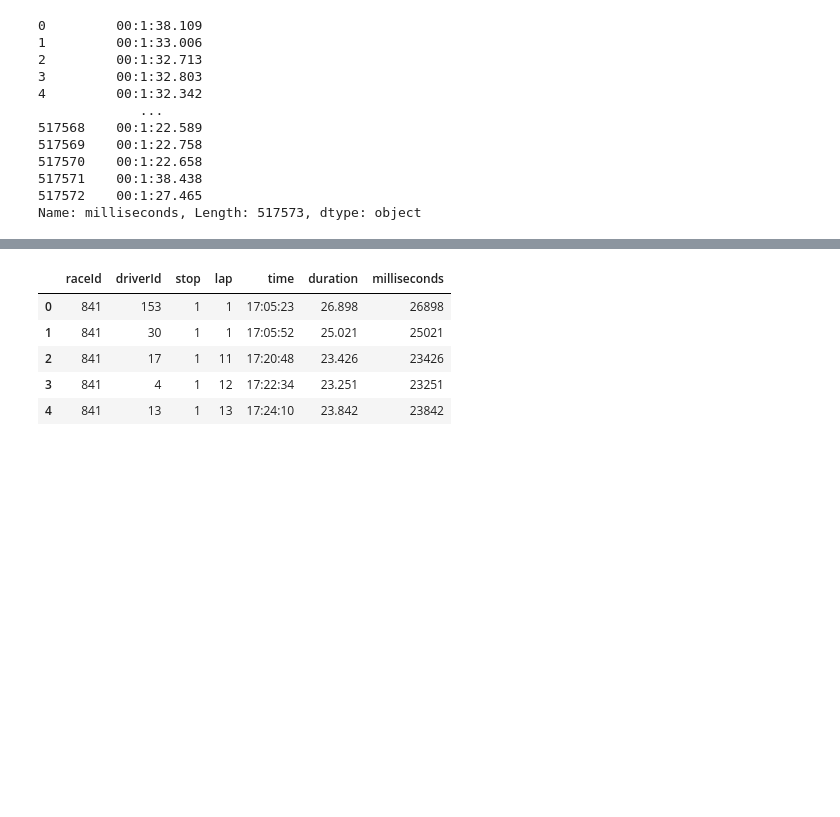
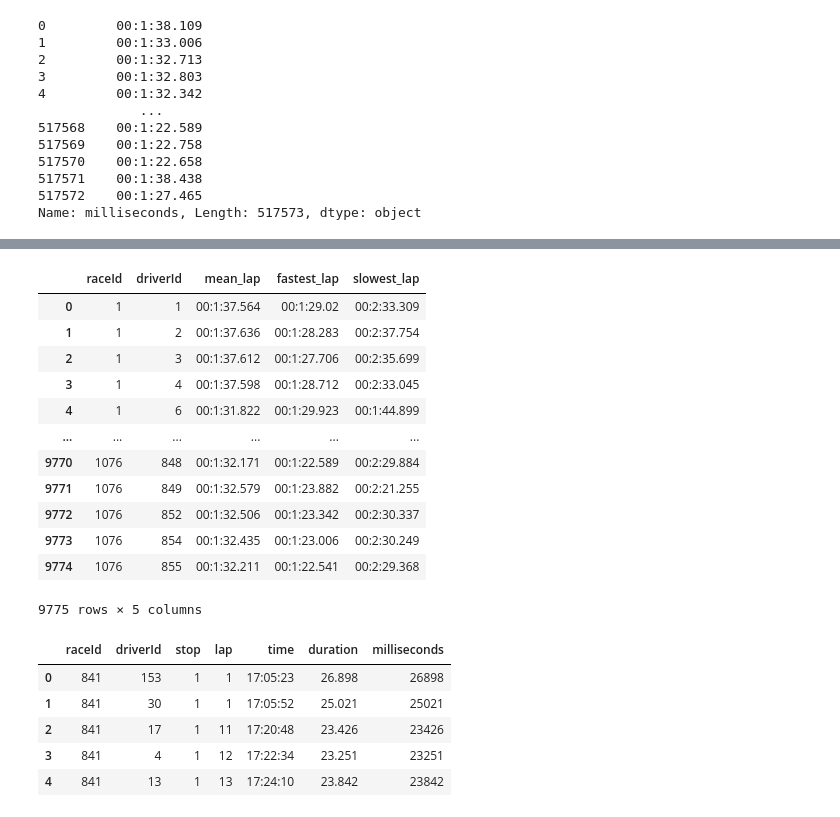
Before and after one commit to tkashdat/Portfolio, a Jupyter notebook: notebooks/F1Predictions.ipynb, the cells around one changed output, grey strips where cells are left out. Cells and saved outputs as stored; diff of their text form; code cells hidden in the pictures; blank space fills up the shorter version.

```diff
--- a/notebooks/F1Predictions.ipynb
+++ b/notebooks/F1Predictions.ipynb
@@ -287,2 +279,2 @@ laptime['time'] = pd.to_datetime(tryit, format='%H:%M:%S.%f').dt.time
 # %%
-laptime
+laptime.time = tryit
@@ -326,4 +281,26 @@ for i in hour:
+# %%
+# create a function for all of this conversion
+
+def convert(df_col):
+
+    hr = ((df_col/1000)/60)/60
+    hr = hr.apply(lambda x: int(x))
+    hr = hr.apply(lambda x: '0' + str(x) + ':')
+
+    mint = ((df_col/1000)/60)%60
+    mint = mint.apply(lambda x: int(x))
+    mint = mint.apply(lambda x: str(x) + ':')
+
+    sec = round((df_col/1000)%60, 3)
+    sec = sec.apply(lambda x: str(x))
+
+    t = hr + mint + sec
+
+    return t
 # %%
 # take avg, fastest and slowest lap time for each driver for each race
 
-#laptime.groupby(['raceId','driverId']).agg({'time' : ['mean', 'min', 'max']})
+groupedLaptimes = laptime.groupby(['raceId','driverId']).agg({'milliseconds' : ['mean', 'min', 'max']})
+groupedLaptimes.columns = ['mean_lap', 'fastest_lap', 'slowest_lap']
+groupedLaptimes = groupedLaptimes.reset_index()
+print(groupedLaptimes)
@@ -330,3 +322,25 @@ for i in hour:
+# %%
+# convert to time format
+groupedLaptimes.mean_lap = convert(groupedLaptimes.mean_lap)
+groupedLaptimes.fastest_lap = convert(groupedLaptimes.fastest_lap)
+groupedLaptimes.slowest_lap = convert(groupedLaptimes.slowest_lap)
+# %%
+#check
+groupedLaptimes
+# %% [output]
+|  | raceId | driverId | mean_lap | fastest_lap | slowest_lap |
+| 0 | 1 | 1 | 00:1:37.564 | 00:1:29.02 | 00:2:33.309 |
+| 1 | 1 | 2 | 00:1:37.636 | 00:1:28.283 | 00:2:37.754 |
+| 2 | 1 | 3 | 00:1:37.612 | 00:1:27.706 | 00:2:35.699 |
+| 3 | 1 | 4 | 00:1:37.598 | 00:1:28.712 | 00:2:33.045 |
+| 4 | 1 | 6 | 00:1:31.822 | 00:1:29.923 | 00:1:44.899 |
+| ... | ... | ... | ... | ... | ... |
+| 9770 | 1076 | 848 | 00:1:32.171 | 00:1:22.589 | 00:2:29.884 |
+| 9771 | 1076 | 849 | 00:1:32.579 | 00:1:23.882 | 00:2:21.255 |
+| 9772 | 1076 | 852 | 00:1:32.506 | 00:1:23.342 | 00:2:30.337 |
+| 9773 | 1076 | 854 | 00:1:32.435 | 00:1:23.006 | 00:2:30.249 |
+| 9774 | 1076 | 855 | 00:1:32.211 | 00:1:22.541 | 00:2:29.368 |
+9775 rows × 5 columns
 # %%
 pitstop = pd.read_csv("/Users/tk/ASU/DAT402/data/pit_stops.csv")
 pitstop.head()
```
Also changed, not shown: parts of 28 cells of this notebook.
